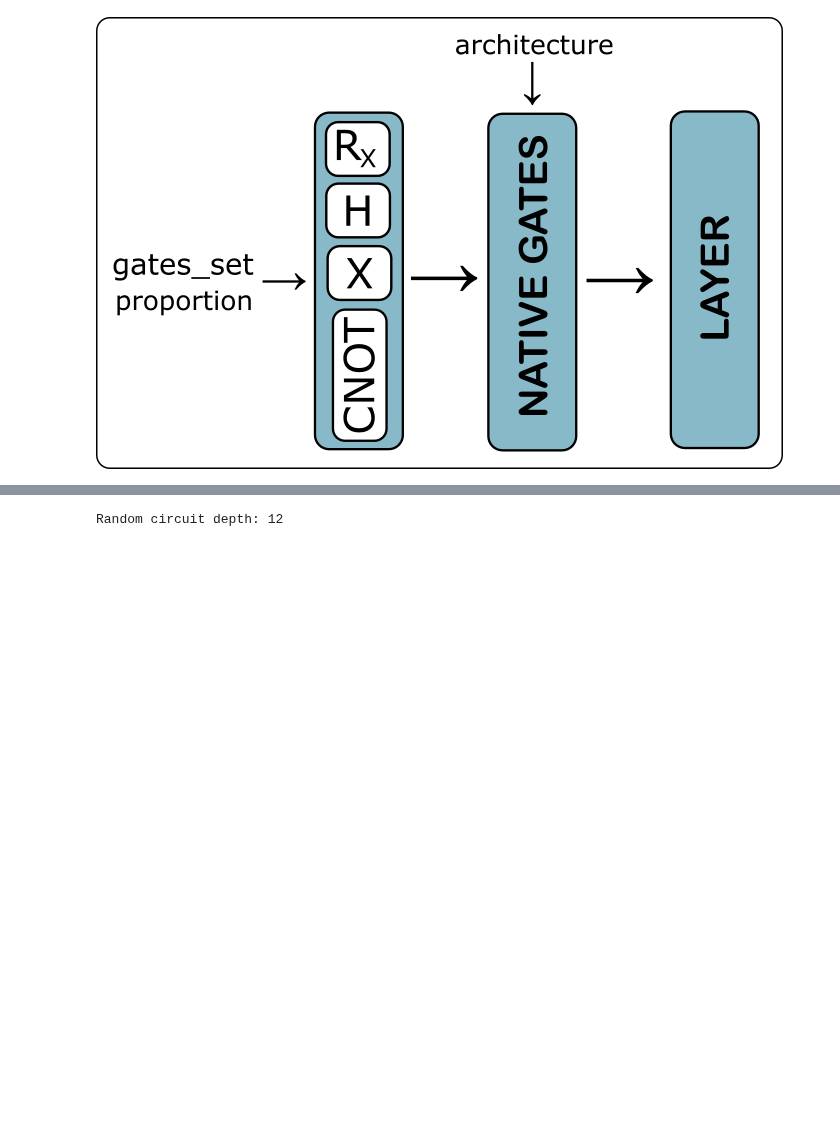
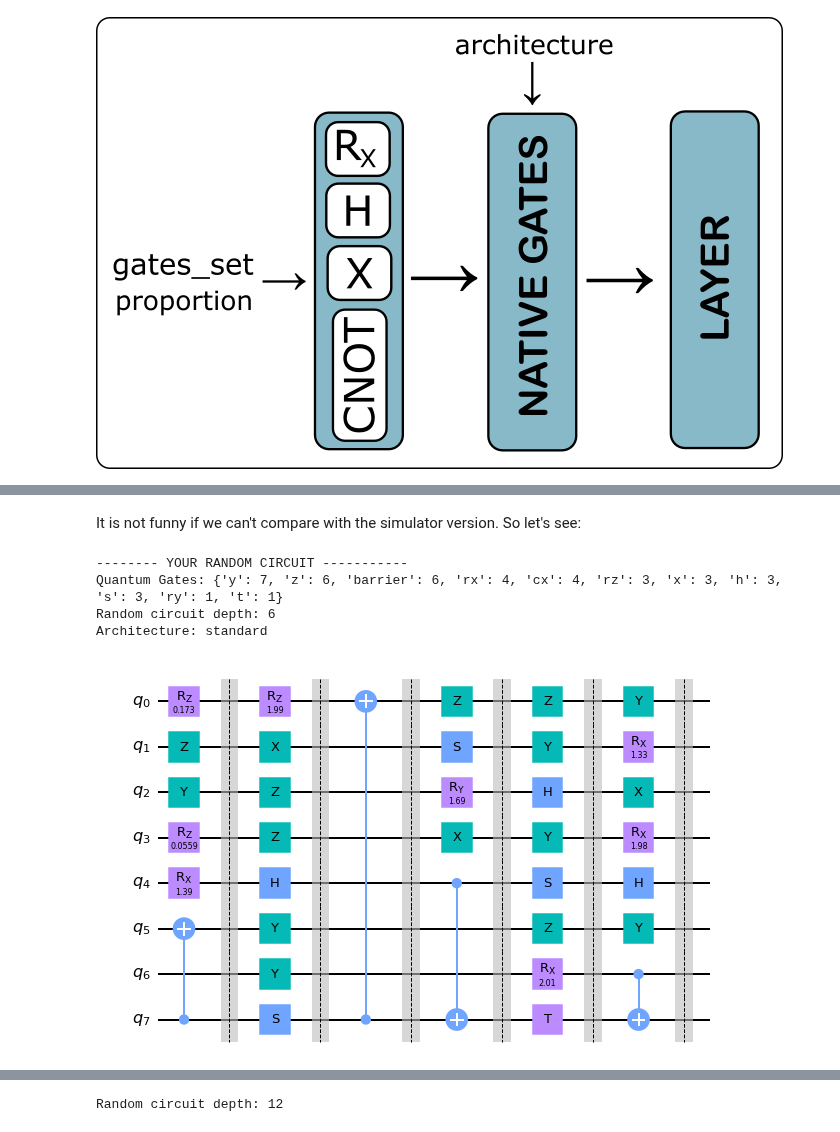
Before and after one commit to KevinJoven11/qosf_mentorship, a Jupyter notebook: QuGiHo_Document.ipynb, the cells around one changed output, grey strips where cells are left out. Cells and saved outputs as stored; diff of their text form; code cells hidden in the pictures; blank space fills up the shorter version.

Commit message:
New version for imp 1

```diff
--- a/QuGiHo_Document.ipynb
+++ b/QuGiHo_Document.ipynb
@@ -385,0 +594,25 @@ import copy
+# %% [markdown]
+It is not funny if we can't compare with the simulator version. So let's see:
+# %%
+num_qubits = 8
+circuit_depth = 6       # We reduce the depth to have similar gates in both sides.
+gates_set = ["H","CNOT","X","Y","Z","S","T","RX","RY","RZ"]
+proportion = 0.0
+architecture = "standard"
+barrier = True
+
+seed = np.random.seed(127)
+
+circuit = random_circuit_IMP1(choose_gates_IMP1, layer_IMP1, num_qubits, circuit_depth, gates_set, proportion, barrier, architecture)
+
+print("-------- YOUR RANDOM CIRCUIT -----------")
+print("Quantum Gates: {}".format(dict(circuit.count_ops())))
+print("Random circuit depth: {}".format(circuit.depth()))
+print("Architecture: {}".format(architecture))
+circuit.draw('mpl')
+# %% [output]
+-------- YOUR RANDOM CIRCUIT -----------
+Quantum Gates: {'y': 7, 'z': 6, 'barrier': 6, 'rx': 4, 'cx': 4, 'rz': 3, 'x': 3, 'h': 3, 's': 3, 'ry': 1, 't': 1}
+Random circuit depth: 6
+Architecture: standard
+[figure, added]
```
Also changed, not shown: parts of 21 cells of this notebook.
